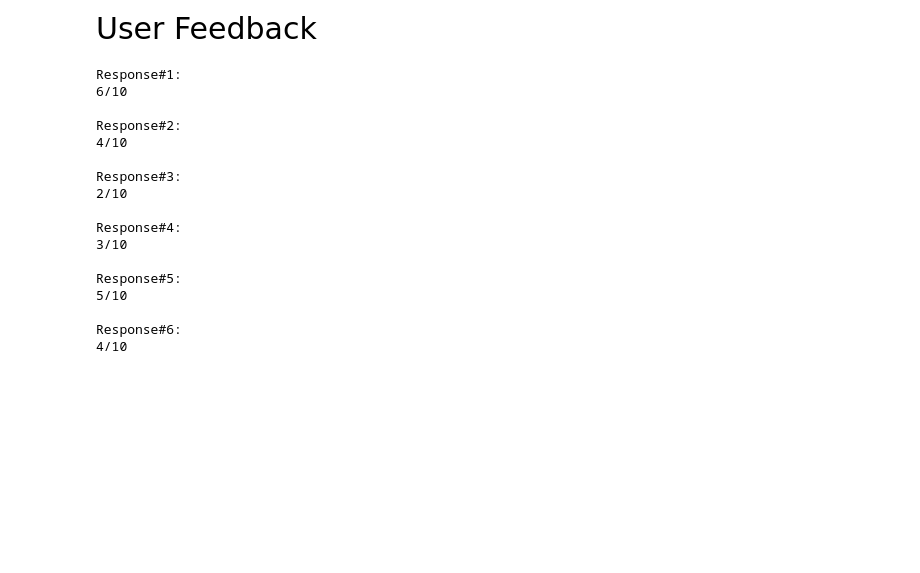
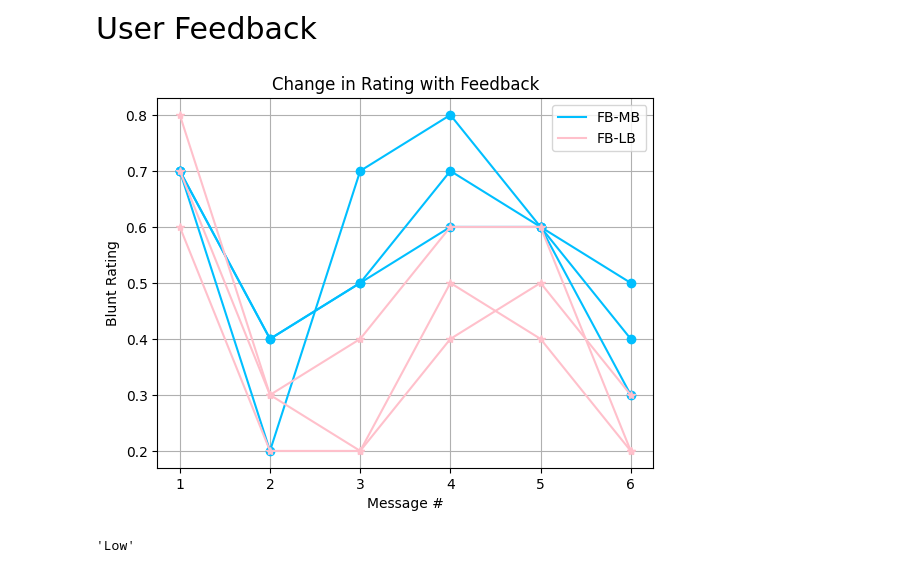
Before and after one commit to rukhshan23/twips, a Jupyter notebook: Analysis/testFeedback/testFeedback.ipynb, the cells around one changed output. Cells and saved outputs as stored; diff of their text form; code cells hidden in the pictures; blank space fills up the shorter version.

```diff
--- a/Analysis/testFeedback/testFeedback.ipynb
+++ b/Analysis/testFeedback/testFeedback.ipynb
@@ -96,20 +133,8 @@ def adaptiveRoutine(mode):
-# %%
-adaptiveRoutine("blunt")
-# %% [output]
-Response#1:
-6/10
-
-Response#2:
-4/10
-
-Response#3:
-2/10
-
-Response#4:
-3/10
-
-Response#5:
-5/10
-
-Response#6:
-4/10
+# %%
+bluntRespA = adaptiveRoutine("more blunt")
+bluntRespB = adaptiveRoutine("more blunt")
+bluntRespC = adaptiveRoutine("more blunt")
+# %%
+nBluntRespA = adaptiveRoutine("less blunt")
+nBluntRespB = adaptiveRoutine("less blunt")
+nBluntRespC = adaptiveRoutine("less blunt")
@@ -115,0 +145,47 @@ Response#6:
+# %%
+noneFinal = (noneRespA + noneRespB + noneRespC)/3
+bluntFinal = (bluntRespA + bluntRespB + bluntRespC)/3
+nBluntFinal = (nBluntRespA + nBluntRespB + nBluntRespC)/3
+
+x = [1, 2, 3, 4, 5, 6]
+# %%
+# Create the plot
+#plt.plot(x, nBluntFinal, label="N", color = 'green', marker='^')
+#plt.plot(x, bluntRespA, label='MB', color='deepskyblue', marker='o')
+#plt.plot(x, nBluntRespA, label='LN', color='pink', marker='*')
+
+plt.plot(x, bluntRespA, label='B1', color='deepskyblue', marker='o')
+plt.plot(x, bluntRespB, label='B2', color='deepskyblue', marker='o')
+plt.plot(x, bluntRespC, label='B3', color='deepskyblue', marker='o')
+
+
+plt.plot(x, nBluntRespA, label='N1', color='pink', marker='*')
+plt.plot(x, nBluntRespB, label='N2', color='pink', marker='*')
+plt.plot(x, nBluntRespC, label='N3', color='pink', marker='*')
+
+# Add legend with customized labels for the two sets of lines
+legend_elements = [
+    #Line2D([0], [0], color='green', label='FB-N'),
+    Line2D([0], [0], color='deepskyblue', label='FB-MB'),
+    Line2D([0], [0], color='pink', label='FB-LB')
+]
+
+plt.legend(
+    handles=legend_elements,
+    loc='upper right'
+)
+
+# Add labels and title
+plt.xlabel('Message #')
+plt.ylabel('Blunt Rating')
+plt.title('Change in Rating with Feedback')
+
+# Show the plot
+plt.grid(True)
+plt.show()
+# %% [output]
+[figure, added]
+# %%
+evaluateBluntness(m2)
+# %% [output]
+'Low'
```
Also changed, not shown: parts of 8 cells of this notebook, 6 other files.
